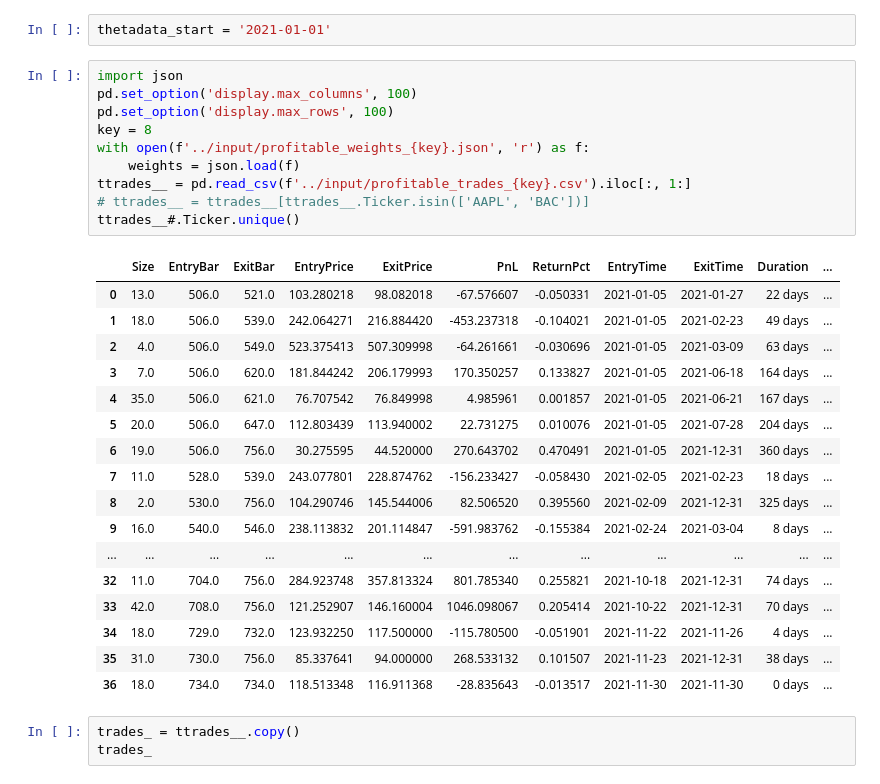
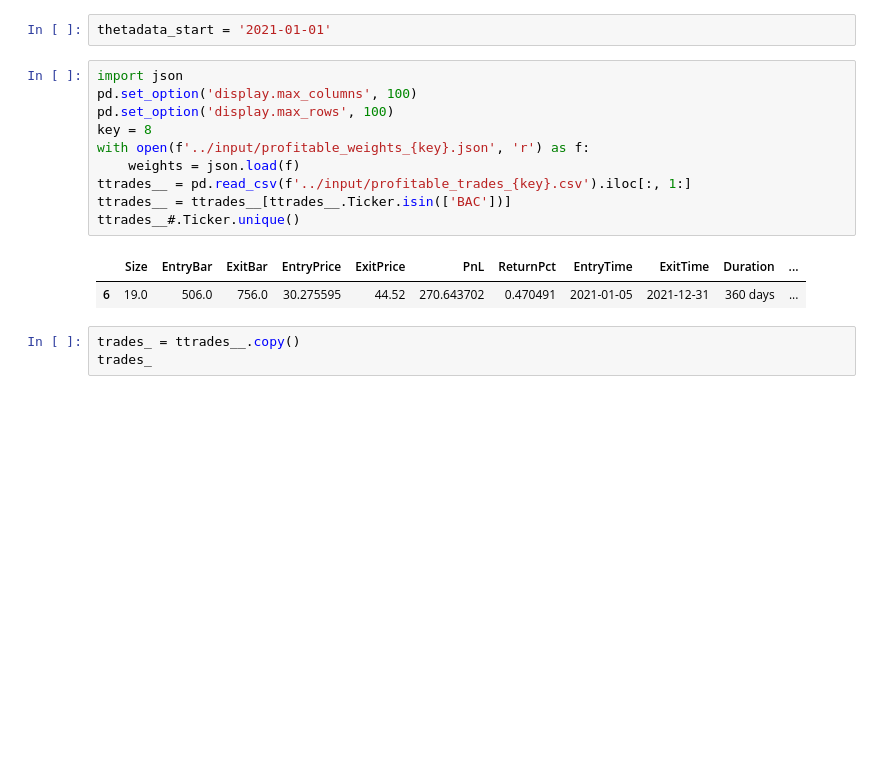
Before and after one commit to Zino-ctrlZ/QuantTools, a Jupyter notebook: EventDriven/demos/backtestClean.ipynb, the cells around one changed output. Saved outputs shown, nothing was run; the diff lists cells and outputs as text; blank space fills up the shorter version.

```diff
--- a/EventDriven/demos/backtestClean.ipynb
+++ b/EventDriven/demos/backtestClean.ipynb
@@ -42,31 +42,16 @@ thetadata_start = '2021-01-01'
 # %%
 import json
 pd.set_option('display.max_columns', 100)
 pd.set_option('display.max_rows', 100)
 key = 8
 with open(f'../input/profitable_weights_{key}.json', 'r') as f:
     weights = json.load(f)
 ttrades__ = pd.read_csv(f'../input/profitable_trades_{key}.csv').iloc[:, 1:]
-# ttrades__ = ttrades__[ttrades__.Ticker.isin(['AAPL', 'BAC'])]
+ttrades__ = ttrades__[ttrades__.Ticker.isin(['BAC'])]
 ttrades__#.Ticker.unique()
 # %% [output]
 |  | Size | EntryBar | ExitBar | EntryPrice | ExitPrice | PnL | ReturnPct | EntryTime | ExitTime | Duration | ... |
-| 0 | 13.0 | 506.0 | 521.0 | 103.280218 | 98.082018 | -67.576607 | -0.050331 | 2021-01-05 | 2021-01-27 | 22 days | ... |
-| 1 | 18.0 | 506.0 | 539.0 | 242.064271 | 216.884420 | -453.237318 | -0.104021 | 2021-01-05 | 2021-02-23 | 49 days | ... |
-| 2 | 4.0 | 506.0 | 549.0 | 523.375413 | 507.309998 | -64.261661 | -0.030696 | 2021-01-05 | 2021-03-09 | 63 days | ... |
-| 3 | 7.0 | 506.0 | 620.0 | 181.844242 | 206.179993 | 170.350257 | 0.133827 | 2021-01-05 | 2021-06-18 | 164 days | ... |
-| 4 | 35.0 | 506.0 | 621.0 | 76.707542 | 76.849998 | 4.985961 | 0.001857 | 2021-01-05 | 2021-06-21 | 167 days | ... |
-| 5 | 20.0 | 506.0 | 647.0 | 112.803439 | 113.940002 | 22.731275 | 0.010076 | 2021-01-05 | 2021-07-28 | 204 days | ... |
-| 6 | 19.0 | 506.0 | 756.0 | 30.275595 | 44.520000 | 270.643702 | 0.470491 | 2021-01-05 | 2021-12-31 | 360 days | ... |
-| 7 | 11.0 | 528.0 | 539.0 | 243.077801 | 228.874762 | -156.233427 | -0.058430 | 2021-02-05 | 2021-02-23 | 18 days | ... |
-| 8 | 2.0 | 530.0 | 756.0 | 104.290746 | 145.544006 | 82.506520 | 0.395560 | 2021-02-09 | 2021-12-31 | 325 days | ... |
-| 9 | 16.0 | 540.0 | 546.0 | 238.113832 | 201.114847 | -591.983762 | -0.155384 | 2021-02-24 | 2021-03-04 | 8 days | ... |
-| ... | ... | ... | ... | ... | ... | ... | ... | ... | ... | ... | ... |
-| 32 | 11.0 | 704.0 | 756.0 | 284.923748 | 357.813324 | 801.785340 | 0.255821 | 2021-10-18 | 2021-12-31 | 74 days | ... |
-| 33 | 42.0 | 708.0 | 756.0 | 121.252907 | 146.160004 | 1046.098067 | 0.205414 | 2021-10-22 | 2021-12-31 | 70 days | ... |
-| 34 | 18.0 | 729.0 | 732.0 | 123.932250 | 117.500000 | -115.780500 | -0.051901 | 2021-11-22 | 2021-11-26 | 4 days | ... |
-| 35 | 31.0 | 730.0 | 756.0 | 85.337641 | 94.000000 | 268.533132 | 0.101507 | 2021-11-23 | 2021-12-31 | 38 days | ... |
-| 36 | 18.0 | 734.0 | 734.0 | 118.513348 | 116.911368 | -28.835643 | -0.013517 | 2021-11-30 | 2021-11-30 | 0 days | ... |
+| 6 | 19.0 | 506.0 | 756.0 | 30.275595 | 44.52 | 270.643702 | 0.470491 | 2021-01-05 | 2021-12-31 | 360 days | ... |
 # %%
 trades_ = ttrades__.copy()
 trades_
```
Also changed, not shown: 2 other files.
